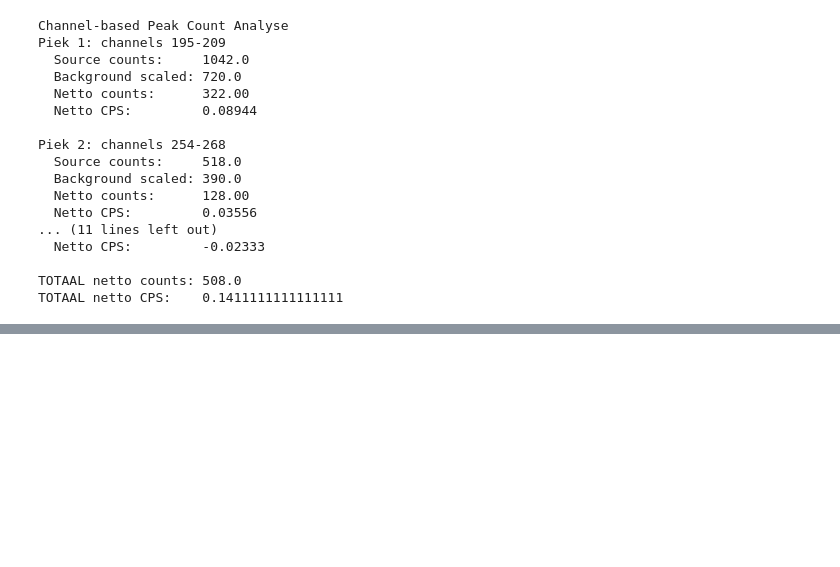
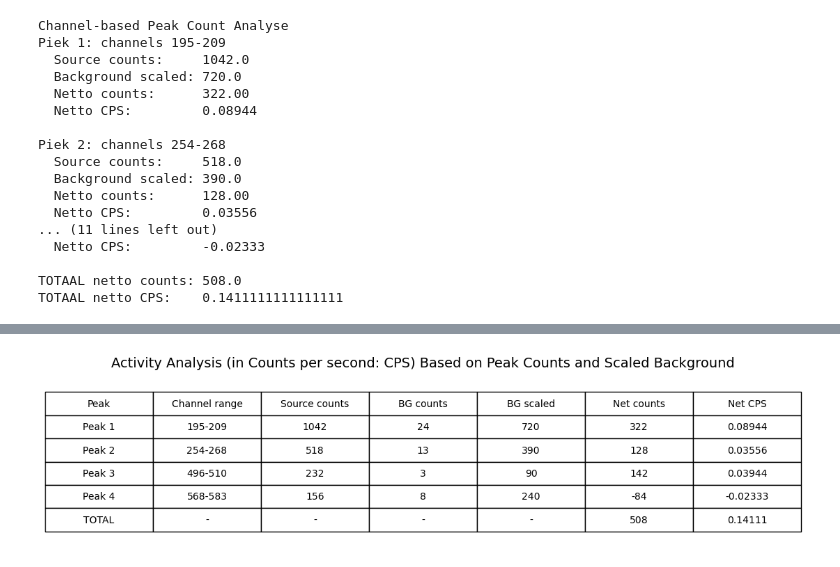
Before and after one commit to SannevWestrenen/NSP2-Particle-Physics---Charley-Sanne, a Jupyter notebook: calibration/Particle Physics - Charley & Sanne.ipynb, the cells around one changed output, grey strips where cells are left out. Cells and saved outputs as stored; diff of their text form; code cells hidden in the pictures; blank space fills up the shorter version.

Commit message:
table activity

```diff
--- a/calibration/Particle Physics - Charley & Sanne.ipynb
+++ b/calibration/Particle Physics - Charley & Sanne.ipynb
@@ -1035,0 +1040,80 @@ TOTAAL netto CPS:    0.1411111111111111
+# %%
+import numpy as np
+import matplotlib.pyplot as plt
+
+def read_csv_style(filename):
+    x = []
+    y = []
+    with open(filename, "r", newline="") as file:
+        next(file)
+        for line in file:
+            a, b = line.strip().split(",")
+            x.append(int(float(a)))
+            y.append(float(b))
+    return np.array(x), np.array(y)
+
+def count_in_channel_range(x, y, ch_min, ch_max):
+    mask = (x >= ch_min) & (x <= ch_max)
+    return np.sum(y[mask])
+
+x_source, y_source = read_csv_style("../251124 mushrooms 3 - 1 hr.csv")
+x_bg, y_bg = read_csv_style("../251202 background - 2 min.csv")
+
+t_source = 3600
+t_bg = 120
+
+ranges = [
+    (195, 209),
+    (254, 268),
+    (496, 510),
+    (568, 583)
+]
+
+rows = []
+total_net = 0
+total_cps = 0
+
+for i, (ch_min, ch_max) in enumerate(ranges, start=1):
+    src = count_in_channel_range(x_source, y_source, ch_min, ch_max)
+    bg = count_in_channel_range(x_bg, y_bg, ch_min, ch_max)
+    bg_scaled = bg * (t_source / t_bg)
+    net = src - bg_scaled
+    cps = net / t_source
+
+    total_net += net
+    total_cps += cps
+
+    rows.append([
+        f"Peak {i}",
+        f"{ch_min}-{ch_max}",
+        f"{int(src)}",
+        f"{int(bg)}",
+        f"{int(bg_scaled)}",
+        f"{int(net)}",
+        f"{cps:.5f}"
+    ])
+
+rows.append([
+    "TOTAL", "-", "-", "-", "-", f"{int(total_net)}", f"{total_cps:.5f}"
+])
+
+columns = ["Peak", "Channel range", "Source counts", "BG counts", "BG scaled", "Net counts", "Net CPS"]
+
+fig, ax = plt.subplots(figsize=(14, 3))
+ax.set_title("Activity Analysis (in Counts per second: CPS) Based on Peak Counts and Scaled Background", fontsize=14, pad=15)
+ax.axis("off")
+
+tbl = ax.table(
+    cellText=rows,
+    colLabels=columns,
+    cellLoc="center",
+    loc="center"
+)
+
+tbl.auto_set_font_size(False)
+tbl.set_fontsize(10)
+tbl.scale(1, 2)
+
+plt.show()
+# %% [output]
+[figure, added]
```
Also changed, not shown: parts of 2 cells of this notebook, 1 other file.
